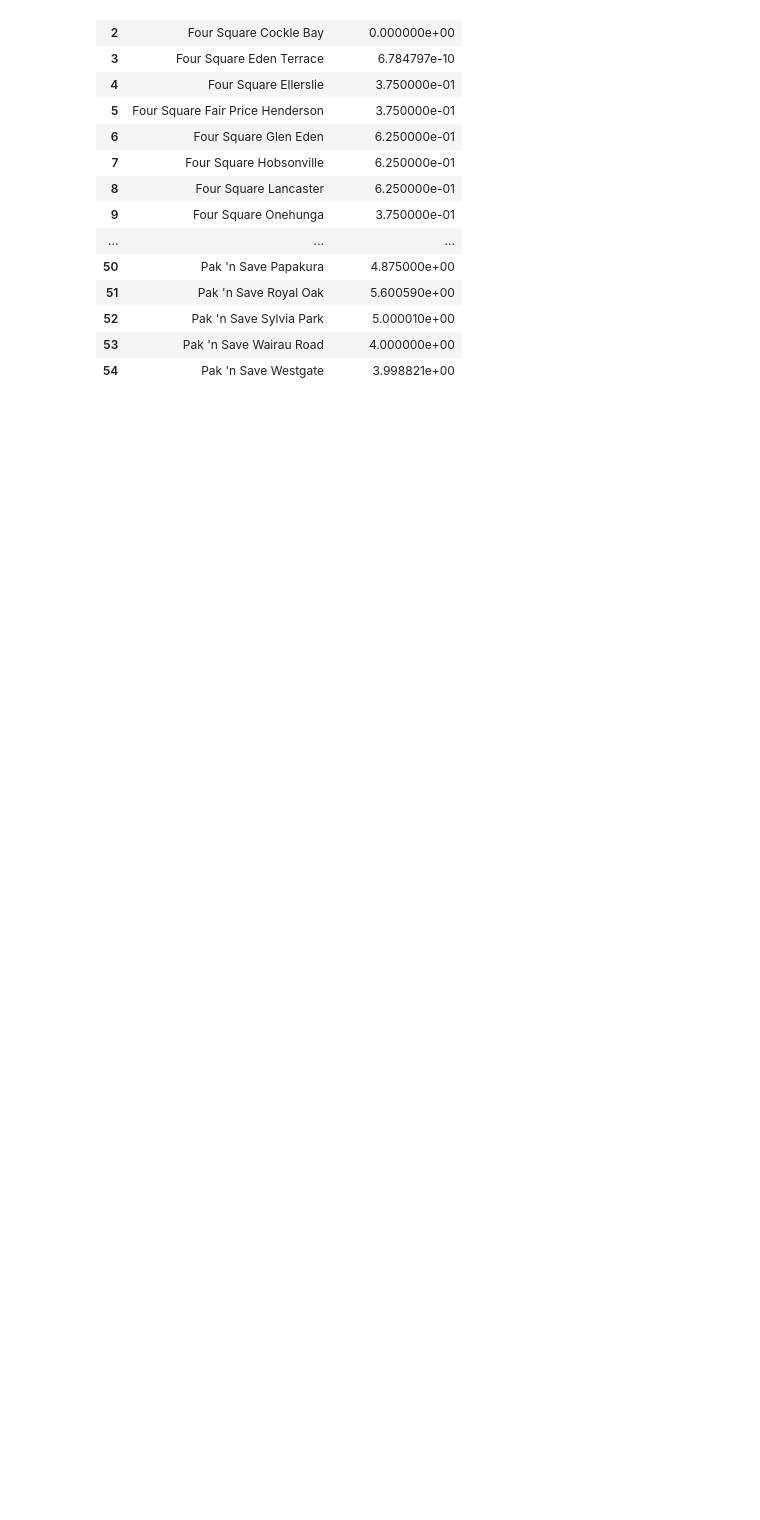
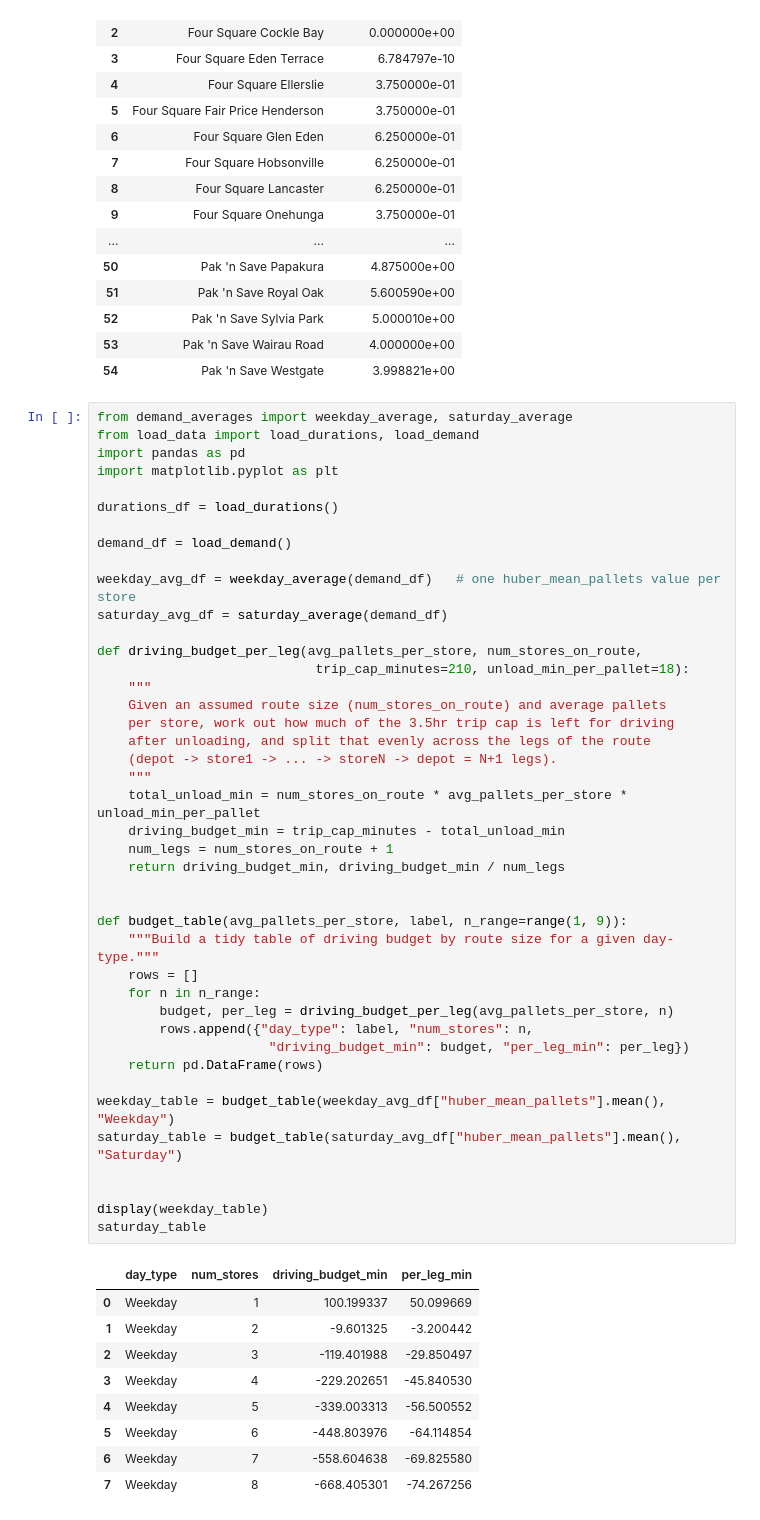
Before and after one commit to avi-nz/ENGSCI-263-Team-01, a Jupyter notebook: main.ipynb, the cells around one changed output. Cells and saved outputs as stored; diff of their text form; blank space fills up the shorter version.

```diff
--- a/main.ipynb
+++ b/main.ipynb
@@ -102,3 +102,55 @@ display(saturday_avg)
 | 52 | Pak 'n Save Sylvia Park | 5.000010e+00 |
 | 53 | Pak 'n Save Wairau Road | 4.000000e+00 |
 | 54 | Pak 'n Save Westgate | 3.998821e+00 |
+# %%
+from demand_averages import weekday_average, saturday_average
+from load_data import load_durations, load_demand
+import pandas as pd
+import matplotlib.pyplot as plt
+
+durations_df = load_durations()
+
+demand_df = load_demand()
+
+weekday_avg_df = weekday_average(demand_df)   # one huber_mean_pallets value per store
+saturday_avg_df = saturday_average(demand_df)
+
+def driving_budget_per_leg(avg_pallets_per_store, num_stores_on_route,
+                            trip_cap_minutes=210, unload_min_per_pallet=18):
+    """
+    Given an assumed route size (num_stores_on_route) and average pallets
+    per store, work out how much of the 3.5hr trip cap is left for driving
+    after unloading, and split that evenly across the legs of the route
+    (depot -> store1 -> ... -> storeN -> depot = N+1 legs).
+    """
+    total_unload_min = num_stores_on_route * avg_pallets_per_store * unload_min_per_pallet
+    driving_budget_min = trip_cap_minutes - total_unload_min
+    num_legs = num_stores_on_route + 1
+    return driving_budget_min, driving_budget_min / num_legs
+
+
+def budget_table(avg_pallets_per_store, label, n_range=range(1, 9)):
+    """Build a tidy table of driving budget by route size for a given day-type."""
+    rows = []
+    for n in n_range:
+        budget, per_leg = driving_budget_per_leg(avg_pallets_per_store, n)
+        rows.append({"day_type": label, "num_stores": n,
+                      "driving_budget_min": budget, "per_leg_min": per_leg})
+    return pd.DataFrame(rows)
+
+weekday_table = budget_table(weekday_avg_df["huber_mean_pallets"].mean(), "Weekday")
+saturday_table = budget_table(saturday_avg_df["huber_mean_pallets"].mean(), "Saturday")
+
+
+display(weekday_table)
+saturday_table
+# %% [output]
+|  | day_type | num_stores | driving_budget_min | per_leg_min |
+| 0 | Weekday | 1 | 100.199337 | 50.099669 |
+| 1 | Weekday | 2 | -9.601325 | -3.200442 |
+| 2 | Weekday | 3 | -119.401988 | -29.850497 |
+| 3 | Weekday | 4 | -229.202651 | -45.840530 |
+| 4 | Weekday | 5 | -339.003313 | -56.500552 |
+| 5 | Weekday | 6 | -448.803976 | -64.114854 |
+| 6 | Weekday | 7 | -558.604638 | -69.825580 |
+| 7 | Weekday | 8 | -668.405301 | -74.267256 |
```
Also changed, not shown: parts of 3 cells of this notebook, 3 other files.
